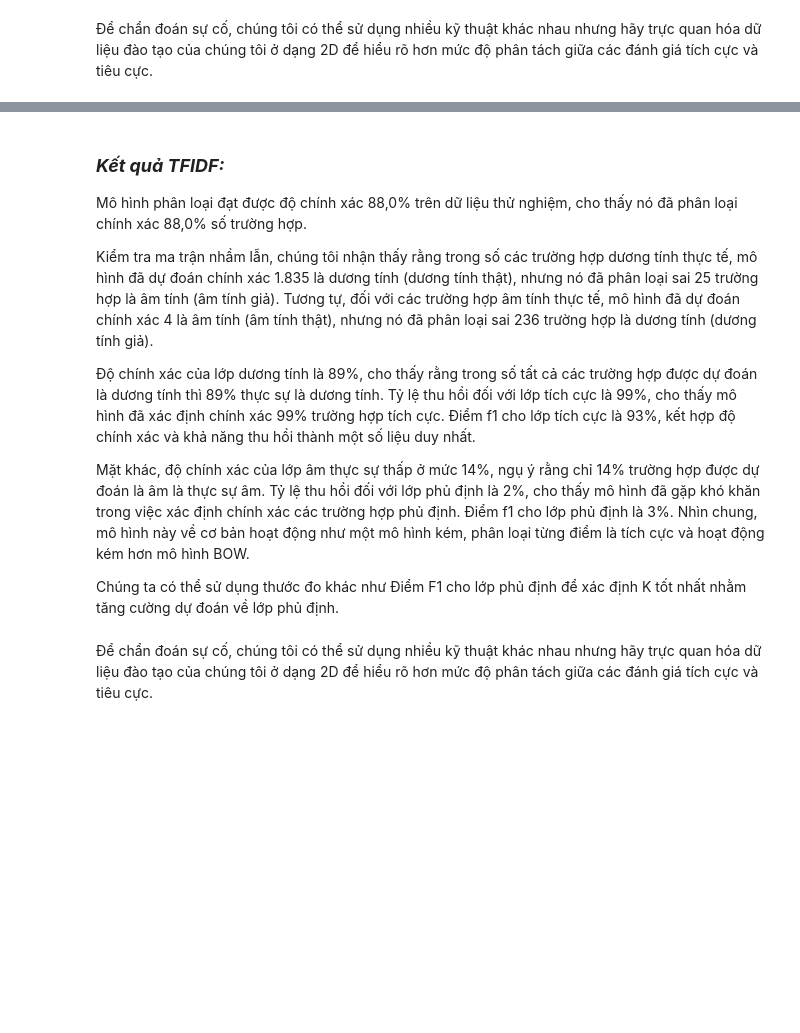
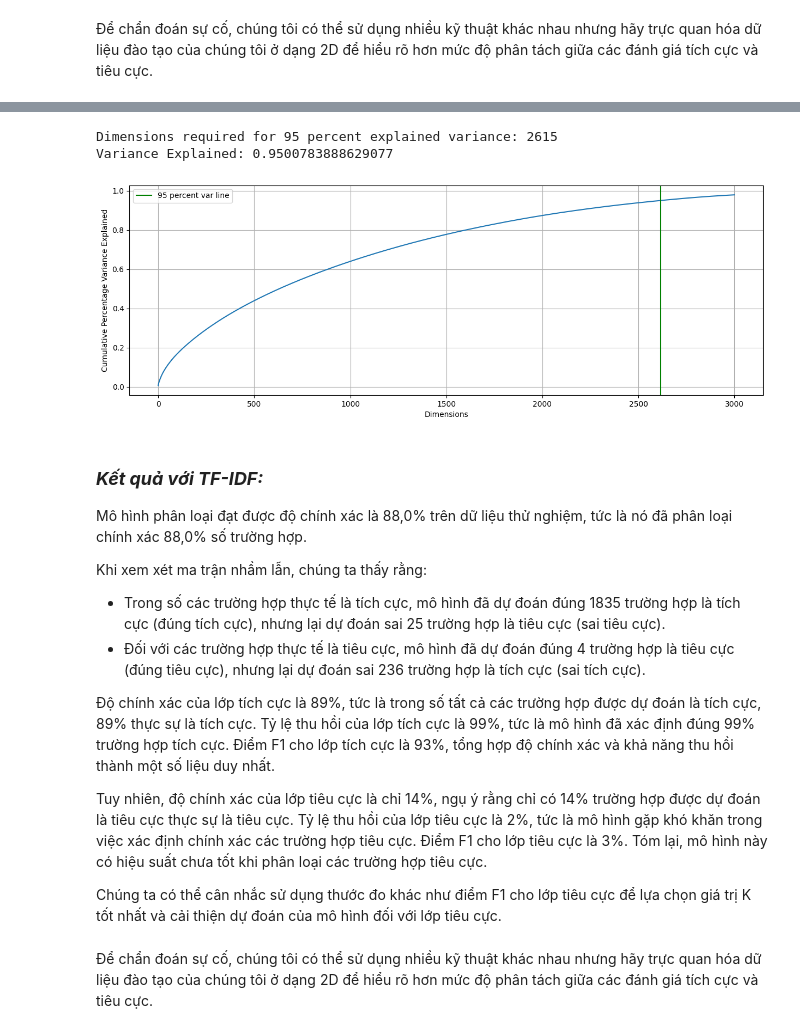
Before and after one commit to abuhmhai/SentimentAnalysis_KNN, a Jupyter notebook: Amazon FineFood Sentiment KNN.ipynb, the cells around one changed output, grey strips where cells are left out. Saved outputs shown, nothing was run; the diff lists cells and outputs as text; code cells hidden in the pictures; blank space fills up the shorter version.

Commit message:
adding translating and transform TFIDF models

```diff
--- a/Amazon FineFood Sentiment KNN.ipynb
+++ b/Amazon FineFood Sentiment KNN.ipynb
@@ -628,33 +671,34 @@ X_test_tfidf_standardised = scaler_tfidf.transform(test_tfidf.toarray())
 # %%
-# dim reduction using PCA. We can also use truncated SVD
+pca = PCA(n_components=3000)  # Khởi tạo một đối tượng PCA với 3000 thành phần
+pca.fit(X_train_tfidf_standardised)  # Huấn luyện PCA trên dữ liệu TF-IDF đã được chuẩn hóa
+explained_variance = pca.explained_variance_ratio_  # Tính tỷ lệ phương sai được giải thích bởi từng thành phần chính
 
-pca = PCA(n_components=3000)
-pca.fit(X_train_tfidf_standardised)
-explained_variance = pca.explained_variance_ratio_
-print(len(explained_variance))
-
-
-dim_req_var = sum(np.cumsum(explained_variance) <=0.95)
+# Tìm số lượng thành phần chính cần thiết để giải thích 95% phương sai
+dim_req_var = sum(np.cumsum(explained_variance) <= 0.95)
 print('Dimensions required for 95 percent explained variance:', dim_req_var)
 print('Variance Explained:', np.cumsum(explained_variance)[dim_req_var])
 
-plt.figure(figsize=(15,5))
+# Vẽ biểu đồ hiển thị phương sai được giải thích tích lũy theo số lượng thành phần chính
+plt.figure(figsize=(15, 5))
 plt.grid()
-plt.plot(list(range(len(explained_variance))),np.cumsum(explained_variance))
-plt.axvline(x = dim_req_var, color = 'g', label='95 pecent var line')
+plt.plot(list(range(len(explained_variance))), np.cumsum(explained_variance))
+plt.axvline(x=dim_req_var, color='g', label='95 percent var line')  # Vẽ đường dọc tại 95% phương sai được giải thích
 plt.xlabel('Dimensions')
 plt.ylabel('Cumulative Percentage Variance Explained')
 plt.legend()
 plt.show()
 
-
-X_train_tfidf_pca = pca.transform(X_train_tfidf_standardised)[:, :dim_req_var]
-X_cv_tfidf_pca = pca.transform(X_cv_tfidf_standardised)[:, :dim_req_var]
-X_test_tfidf_pca = pca.transform(X_test_tfidf_standardised)[:, :dim_req_var]
-
-y_train = Y_train_tfidf
-y_cv = df_cv['Score'].values
-y_test = df_test['Score'].values
+# Áp dụng phép chiếu PCA để giảm kích thước của dữ liệu
+X_train_tfidf_pca = pca.transform(X_train_tfidf_standardised)[:, :dim_req_var]  # Chiếu dữ liệu huấn luyện
+X_cv_tfidf_pca = pca.transform(X_cv_tfidf_standardised)[:, :dim_req_var]  # Chiếu dữ liệu cross-validation
+X_test_tfidf_pca = pca.transform(X_test_tfidf_standardised)[:, :dim_req_var]  # Chiếu dữ liệu kiểm tra
+y_train = Y_train_tfidf  # Gán nhãn cho dữ liệu huấn luyện
+y_cv = df_cv['Score'].values  # Gán nhãn cho dữ liệu cross-validation
+y_test = df_test['Score'].values  # Gán nhãn cho dữ liệu kiểm tra
+# %% [output]
+Dimensions required for 95 percent explained variance: 2615
+Variance Explained: 0.9500783888629077
+[figure, added]
 # %%
 # Using KNN for classification
 accuracy = []
@@ -709,16 +753,18 @@ print('\nClassification Report:')
 print(classification_report(y_test, pred))
 print('\nAccuracy on Test Data:', accuracy_score(y_test, pred))
 # %% [markdown]
-### ***Kết quả TFIDF:***
-Mô hình phân loại đạt được độ chính xác 88,0% trên dữ liệu thử nghiệm, cho thấy nó đã phân loại chính xác 88,0% số trường hợp.
+### ***Kết quả với TF-IDF:***
+Mô hình phân loại đạt được độ chính xác là 88,0% trên dữ liệu thử nghiệm, tức là nó đã phân loại chính xác 88,0% số trường hợp.
 
-Kiểm tra ma trận nhầm lẫn, chúng tôi nhận thấy rằng trong số các trường hợp dương tính thực tế, mô hình đã dự đoán chính xác 1.835 là dương tính (dương tính thật), nhưng nó đã phân loại sai 25 trường hợp là âm tính (âm tính giả). Tương tự, đối với các trường hợp âm tính thực tế, mô hình đã dự đoán chính xác 4 là âm tính (âm tính thật), nhưng nó đã phân loại sai 236 trường hợp là dương tính (dương tính giả).
+Khi xem xét ma trận nhầm lẫn, chúng ta thấy rằng:
+- Trong số các trường hợp thực tế là tích cực, mô hình đã dự đoán đúng 1835 trường hợp là tích cực (đúng tích cực), nhưng lại dự đoán sai 25 trường hợp là tiêu cực (sai tiêu cực).
+- Đối với các trường hợp thực tế là tiêu cực, mô hình đã dự đoán đúng 4 trường hợp là tiêu cực (đúng tiêu cực), nhưng lại dự đoán sai 236 trường hợp là tích cực (sai tích cực).
 
-Độ chính xác của lớp dương tính là 89%, cho thấy rằng trong số tất cả các trường hợp được dự đoán là dương tính thì 89% thực sự là dương tính. Tỷ lệ thu hồi đối với lớp tích cực là 99%, cho thấy mô hình đã xác định chính xác 99% trường hợp tích cực. Điểm f1 cho lớp tích cực là 93%, kết hợp độ chính xác và khả năng thu hồi thành một số liệu duy nhất.
+Độ chính xác của lớp tích cực là 89%, tức là trong số tất cả các trường hợp được dự đoán là tích cực, 89% thực sự là tích cực. Tỷ lệ thu hồi của lớp tích cực là 99%, tức là mô hình đã xác định đúng 99% trường hợp tích cực. Điểm F1 cho lớp tích cực là 93%, tổng hợp độ chính xác và khả năng thu hồi thành một số liệu duy nhất.
 
-Mặt khác, độ chính xác của lớp âm thực sự thấp ở mức 14%, ngụ ý rằng chỉ 14% trường hợp được dự đoán là âm là thực sự âm. Tỷ lệ thu hồi đối với lớp phủ định là 2%, cho thấy mô hình đã gặp khó khăn trong việc xác định chính xác các trường hợp phủ định. Điểm f1 cho lớp phủ định là 3%. Nhìn chung, mô hình này về cơ bản hoạt động như một mô hình kém, phân loại từng điểm là tích cực và hoạt động kém hơn mô hình BOW.
+Tuy nhiên, độ chính xác của lớp tiêu cực là chỉ 14%, ngụ ý rằng chỉ có 14% trường hợp được dự đoán là tiêu cực thực sự là tiêu cực. Tỷ lệ thu hồi của lớp tiêu cực là 2%, tức là mô hình gặp khó khăn trong việc xác định chính xác các trường hợp tiêu cực. Điểm F1 cho lớp tiêu cực là 3%. Tóm lại, mô hình này có hiệu suất chưa tốt khi phân loại các trường hợp tiêu cực.
 
-Chúng ta có thể sử dụng thước đo khác như Điểm F1 cho lớp phủ định để xác định K tốt nhất nhằm tăng cường dự đoán về lớp phủ định.
+Chúng ta có thể cân nhắc sử dụng thước đo khác như điểm F1 cho lớp tiêu cực để lựa chọn giá trị K tốt nhất và cải thiện dự đoán của mô hình đối với lớp tiêu cực.
 # %% [markdown]
 Để chẩn đoán sự cố, chúng tôi có thể sử dụng nhiều kỹ thuật khác nhau nhưng hãy trực quan hóa dữ liệu đào tạo của chúng tôi ở dạng 2D để hiểu rõ hơn mức độ phân tách giữa các đánh giá tích cực và tiêu cực.
 # %%
```
Also changed, not shown: parts of 13 cells of this notebook.
